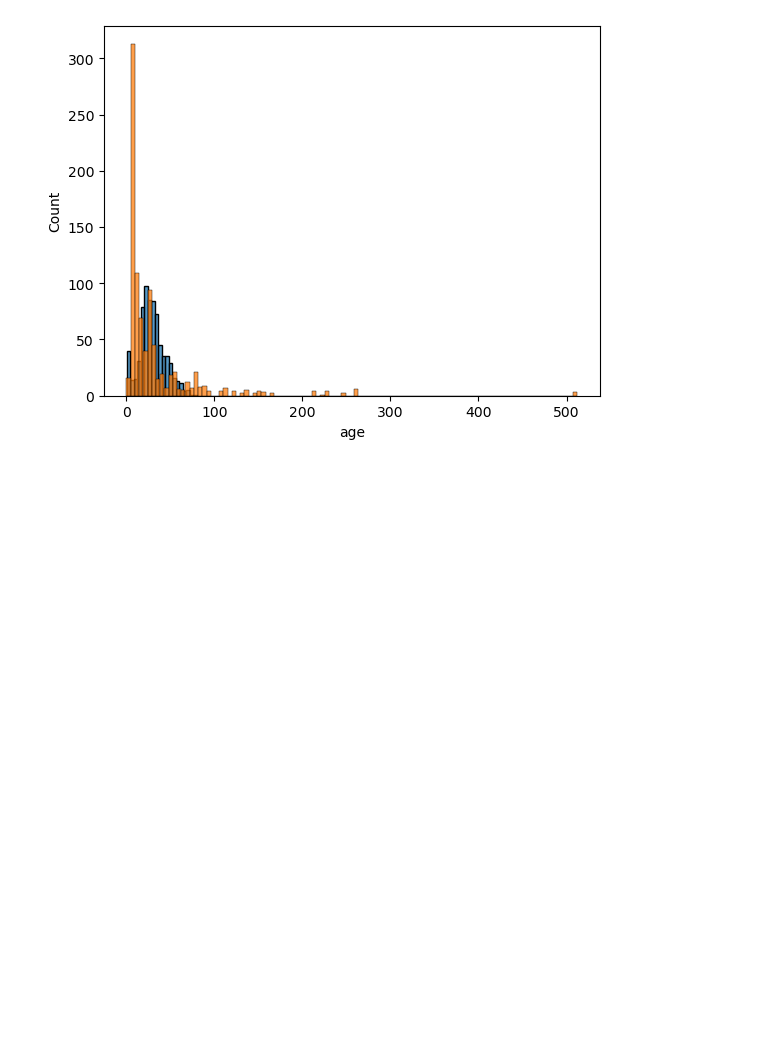
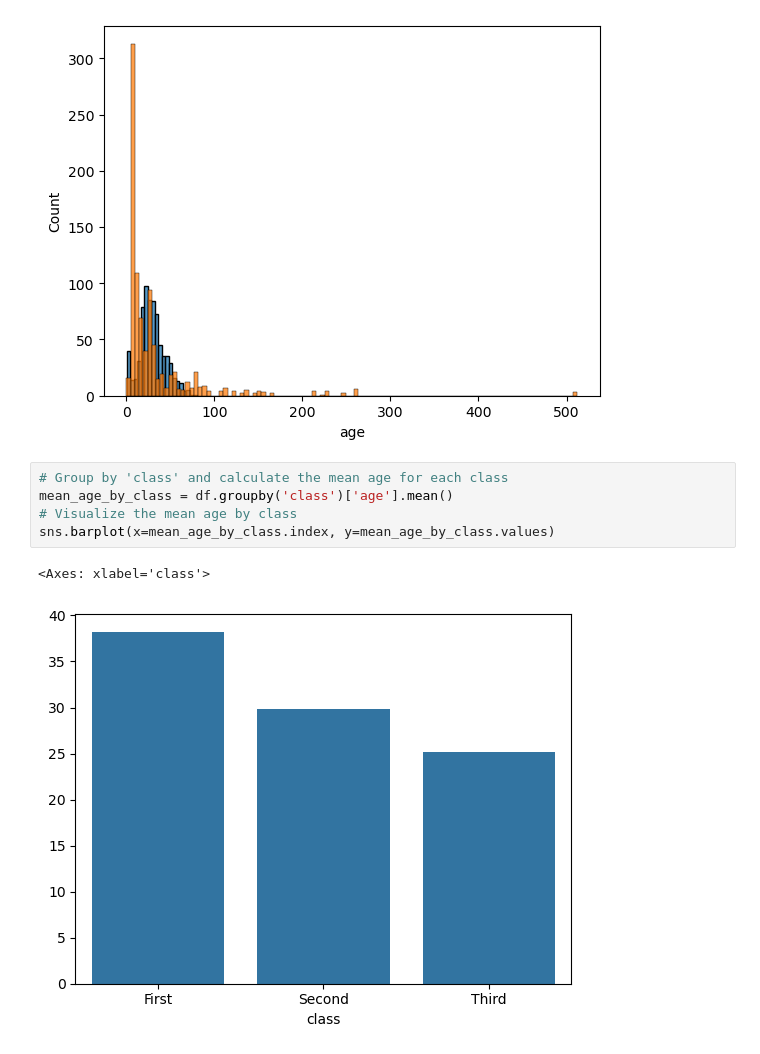
Before and after one commit to AiWriter404/Real-World-Data-Analysis-Pipeline, a Jupyter notebook: file.ipynb, the cells around one changed output. Drawn from its saved outputs; the diff is of its cells as text; blank space fills up the shorter version.

Commit message:
Group By Class

```diff
--- a/file.ipynb
+++ b/file.ipynb
@@ -88,3 +88,11 @@ sns.histplot(df['fare'])
 # %% [output]
 <Axes: xlabel='age', ylabel='Count'>
 [figure]
+# %%
+# Group by 'class' and calculate the mean age for each class
+mean_age_by_class = df.groupby('class')['age'].mean()
+# Visualize the mean age by class
+sns.barplot(x=mean_age_by_class.index, y=mean_age_by_class.values)
+# %% [output]
+<Axes: xlabel='class'>
+[figure, added]
```
